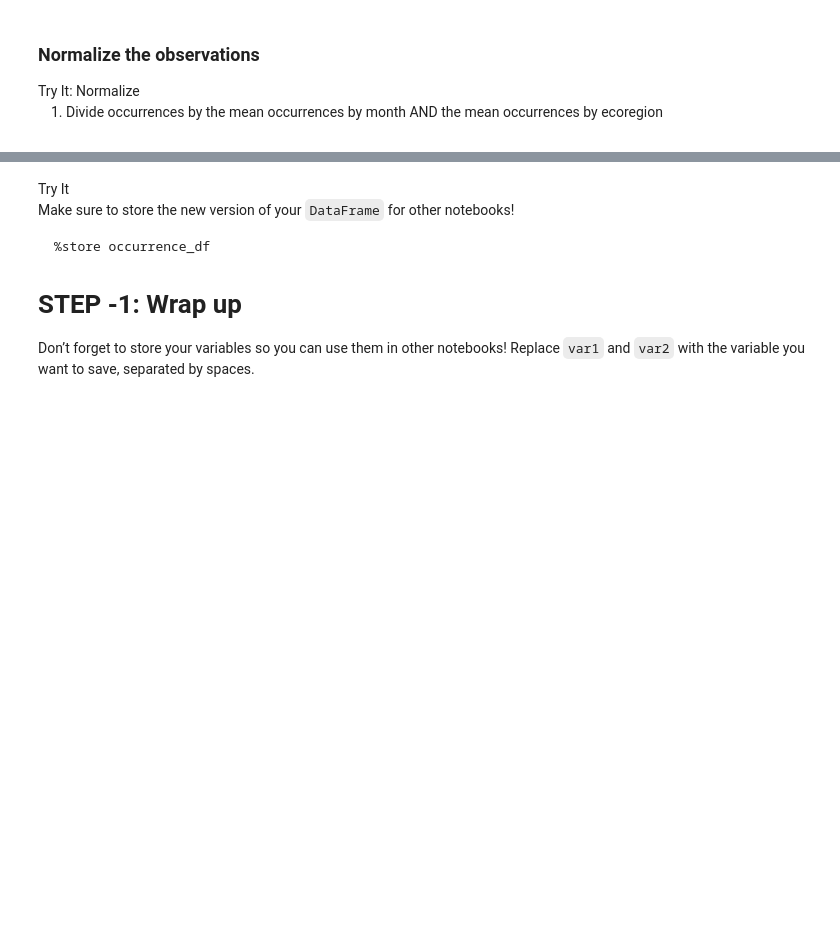
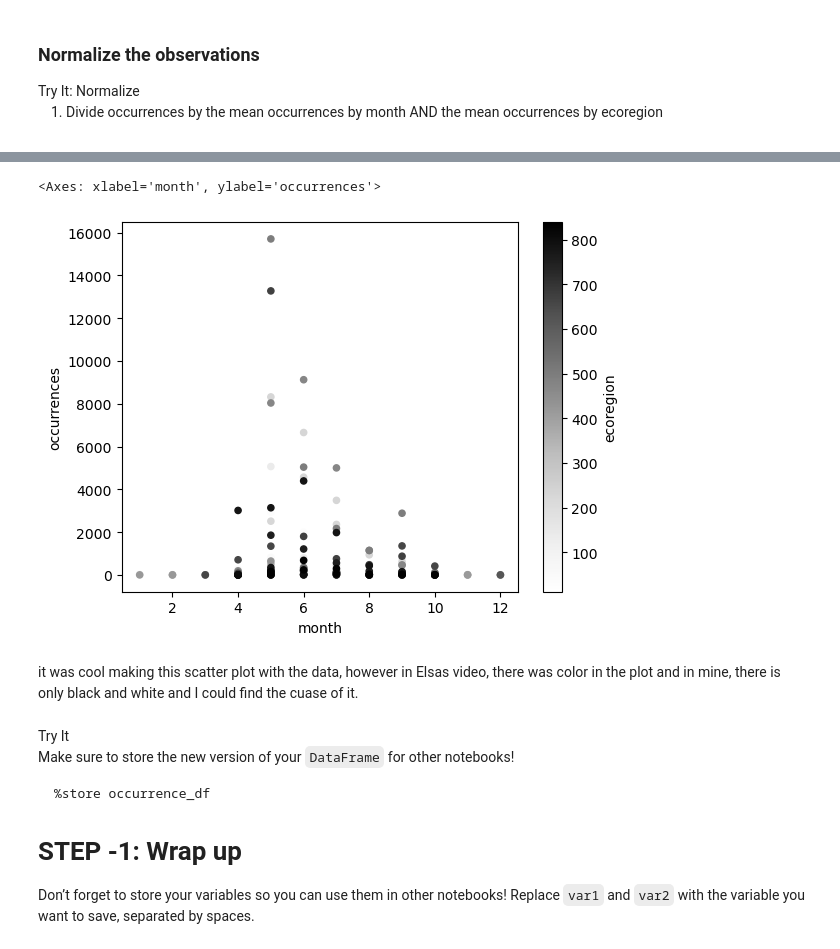
Before and after one commit to earthlab-education/02-migration-ryme1295, a Jupyter notebook: notebooks/migration-32-normalize.ipynb, the cells around one changed output, grey strips where cells are left out. Saved outputs shown, nothing was run; the diff lists cells and outputs as text; code cells hidden in the pictures; blank space fills up the shorter version.

```diff
--- a/notebooks/migration-32-normalize.ipynb
+++ b/notebooks/migration-32-normalize.ipynb
@@ -73,23 +73,26 @@ and ecoretion.</li>
 occurrence_df = (
     gbif_ecoregion_gdf
     # Select only necessary columns
-    [[]]
+    #[[]]
     # For each ecoregion, for each month...
-    .groupby(['ecoregion', 'month'])
-    # ...count the number of occurrences
-    .agg(occurrences=('name', 'count'))
+    .groupby(['ecoregion','month'])
+    # ...count the name of occurrences
+    .agg(occurrences=('ecoregion', 'count'))
 )
 
 # Get rid of rare observations (possible misidentification?)
-occurrence_df = occurrence_df[...]
+occurrence_df = occurrence_df[occurrence_df.occurrences>1]
 
 # Take the mean by ecoregion
 mean_occurrences_by_ecoregion = (
-    occurrence_df,
-    ...
+    occurrence_df
+    .groupby('ecoregion')
+    .mean()
 )
 # Take the mean by month
 mean_occurrences_by_month = (
-    occurrence_df,
-    ...
+    occurrence_df
+    .groupby('month')
+    .mean()
+
 )
@@ -104,8 +122,11 @@ occurrences by ecoregion</li>
 </ol></div></div>
 # %%
 # Normalize by space and time for sampling effort
+# Was stuck on this becuase a lack of famliarity
+# Got past it and will remember for net time
 occurrence_df['norm_occurrences'] = (
     occurrence_df
-    ...
+    /mean_occurrences_by_ecoregion
+    /mean_occurrences_by_month
 )
 occurrence_df
@@ -112,3 +148,12 @@ occurrence_df
+# %%
+occurrence_df.reset_index().plot.scatter(
+    x='month' , y='occurrences' , c='ecoregion'
+)
+# %% [output]
+<Axes: xlabel='month', ylabel='occurrences'>
+[figure, added]
+# %% [markdown]
+it was cool making this scatter plot with the data, however in Elsas video, there was color in the plot and in mine, there is only black and white and I could find the cuase of it.
 # %% [markdown]
 <link rel="stylesheet" type="text/css" href="./assets/styles.css"><div class="callout callout-style-default callout-titled callout-task"><div class="callout-header"><div class="callout-icon-container"><i class="callout-icon"></i></div><div class="callout-title-container flex-fill">Try It</div></div><div class="callout-body-container callout-body"><p>Make sure to store the new version of your <code>DataFrame</code> for
 other notebooks!</p>
```
Also changed, not shown: parts of 5 cells of this notebook.
